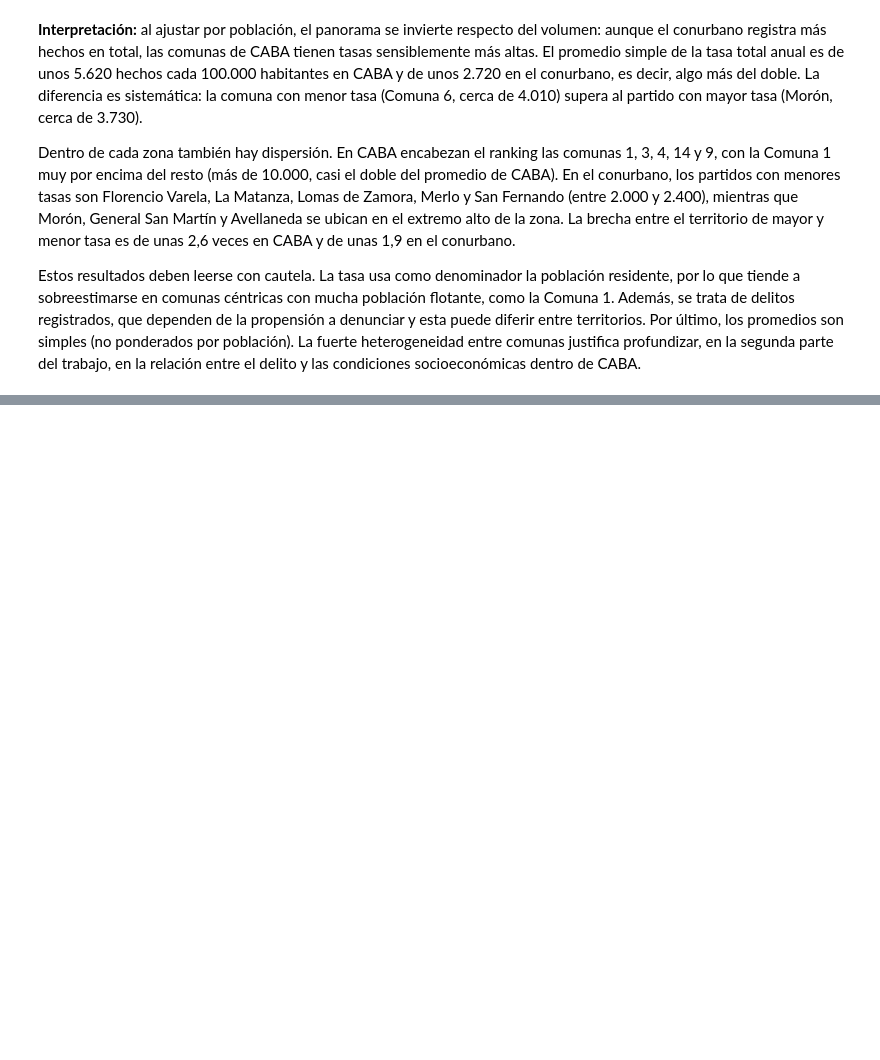
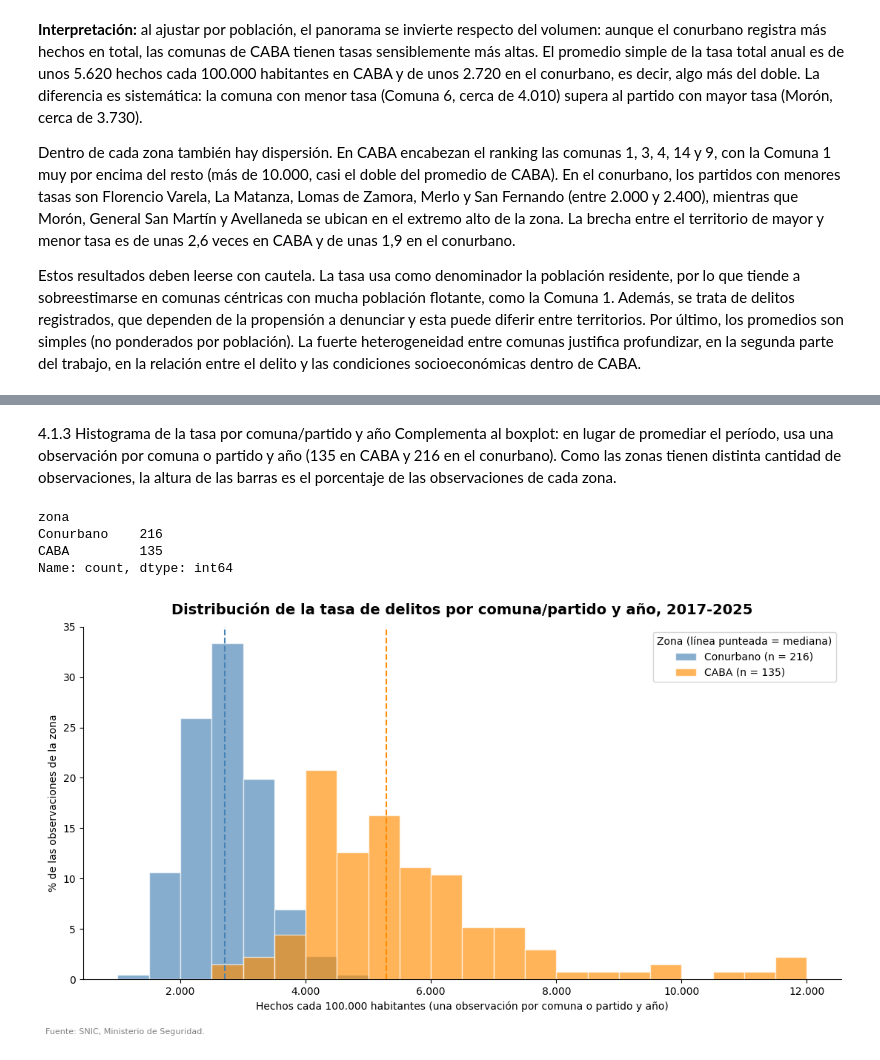
Before and after one commit to bauhaushm/TP-Delito_en_AMBA, a Jupyter notebook: TP_Delito.ipynb, the cells around one changed output, grey strips where cells are left out. Cells and saved outputs as stored; diff of their text form; code cells hidden in the pictures; blank space fills up the shorter version.

```diff
--- a/TP_Delito.ipynb
+++ b/TP_Delito.ipynb
@@ -494,0 +617,43 @@ Estos resultados deben leerse con cautela. La tasa usa como denominador la pobla
+# %% [markdown]
+4.1.3 Histograma de la tasa por comuna/partido y año
+Complementa al boxplot: en lugar de promediar el período, usa una observación por comuna o partido y año (135 en CABA y 216 en el conurbano). Como las zonas tienen distinta cantidad de observaciones, la altura de las barras es el porcentaje de las observaciones de cada zona.
+# %%
+# Histograma de la tasa total de cada comuna y partido en cada año (una observación por unidad y año)
+
+# 1) Tasa total por unidad y año (se suman las tasas de todos los tipos de delito)
+tasa_unidad_anio = (
+    df_amba
+    .groupby(["zona", "departamento_nombre", "anio"], as_index=False)["tasa_hechos"]
+    .sum()
+)
+# Control: 15 comunas x 9 años = 135 observaciones y 24 partidos x 9 años = 216
+print(tasa_unidad_anio["zona"].value_counts())
+
+# 2) Dos histogramas superpuestos, uno por zona, con los mismos intervalos
+#    (cada barra muestra el % de las observaciones de su zona, porque hay distinta cantidad en cada una)
+colores = {"Conurbano": "steelblue", "CABA": "darkorange"}
+intervalos = np.arange(1000, 12500, 500)
+fig, ax = plt.subplots(figsize=(11, 6))
+for z in ["Conurbano", "CABA"]:
+    valores = tasa_unidad_anio.loc[tasa_unidad_anio["zona"] == z, "tasa_hechos"]
+    ax.hist(valores, bins=intervalos, weights=np.ones(len(valores)) / len(valores) * 100,
+            color=colores[z], alpha=0.65, edgecolor="white", label=f"{z} (n = {len(valores)})")
+    ax.axvline(valores.median(), color=colores[z], linestyle="--", linewidth=1.5)   # mediana de cada zona
+
+ax.set_title("Distribución de la tasa de delitos por comuna/partido y año, 2017-2025", fontsize=14, fontweight="bold", pad=12)
+ax.set_xlabel("Hechos cada 100.000 habitantes (una observación por comuna o partido y año)")
+ax.set_ylabel("% de las observaciones de la zona")
+ax.xaxis.set_major_formatter(lambda v, _: f"{v:,.0f}".replace(",", "."))
+ax.grid(axis="x", visible=False)
+ax.spines[["top", "right"]].set_visible(False)
+ax.legend(title="Zona (línea punteada = mediana)", loc="upper right")
+fig.text(0.01, 0.005, "Fuente: SNIC, Ministerio de Seguridad.", fontsize=8, color="gray")
+plt.tight_layout(rect=[0, 0.03, 1, 1])
+plt.savefig("histograma_tasa_unidades.png", dpi=110)
+plt.show()
+# %% [output]
+zona
+Conurbano    216
+CABA         135
+Name: count, dtype: int64
+[figure, added]
```
Also changed, not shown: parts of 17 cells of this notebook.
